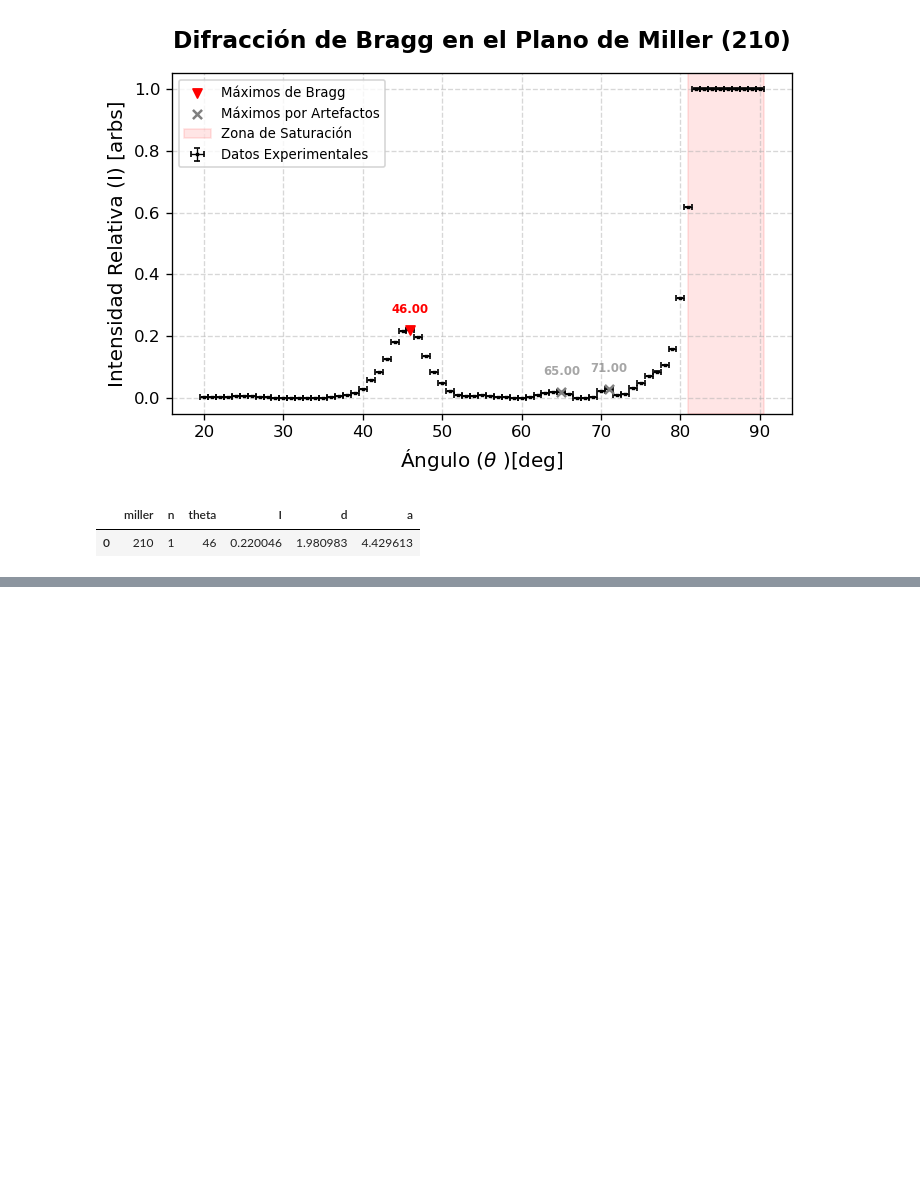
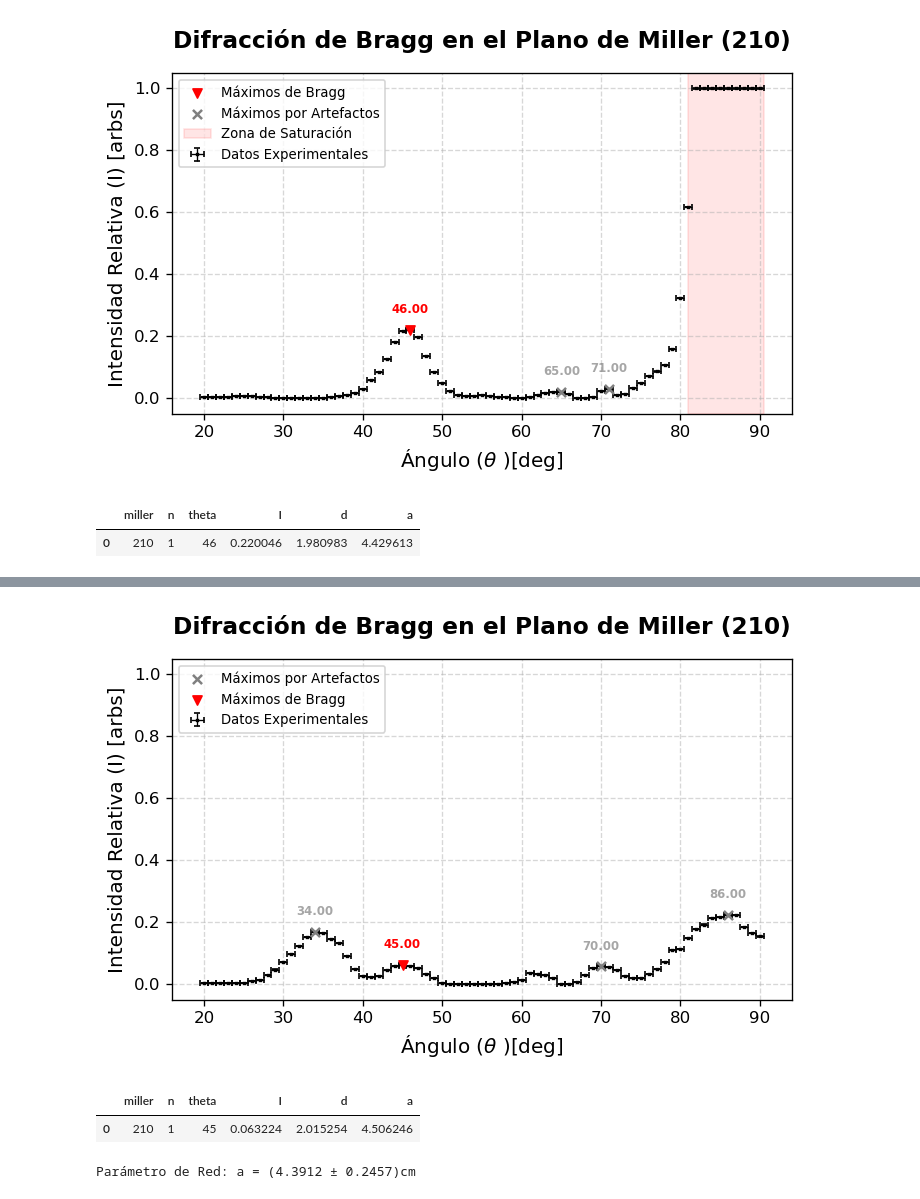
Before and after one commit to JustaPurpleWolf/Undergraduate-Physics-Methods, a Jupyter notebook: Modern Physics/Microwaves/Bragg Diffraction/microwaves_bragg_diffraction.ipynb, the cells around one changed output, grey strips where cells are left out. Drawn from its saved outputs; the diff is of its cells as text; code cells hidden in the pictures; blank space fills up the shorter version.

```diff
--- a/Modern Physics/Microwaves/Bragg Diffraction/microwaves_bragg_diffraction.ipynb
+++ b/Modern Physics/Microwaves/Bragg Diffraction/microwaves_bragg_diffraction.ipynb
@@ -186,0 +210,15 @@ Parámetro de Red: a = (4.53 ± 0.25)cm
+# %%
+bragg = plot_miller('EXP_miller_210_21_04_2026.csv', miller  = 210, n=1, height = 0.05, distance = 5,
+                    valid = [45], label = 'm2')
+bragg
+# %% [output]
+[figure, added]
+|  | miller | n | theta | I | d | a |
+| 0 | 210 | 1 | 45 | 0.063224 | 2.015254 | 4.506246 |
+# %%
+a_list = [4.433813, 4.495001, 3.912826,4.608298, 4.506246]
+a = np.mean(a_list)
+da = np.std(a_list)
+print(f'Parámetro de Red: a = ({a:.4f} \u00b1 {da:.4f})cm ')
+# %% [output]
+Parámetro de Red: a = (4.3912 ± 0.2457)cm
```
Also changed, not shown: parts of 7 cells of this notebook, 56 other files.
